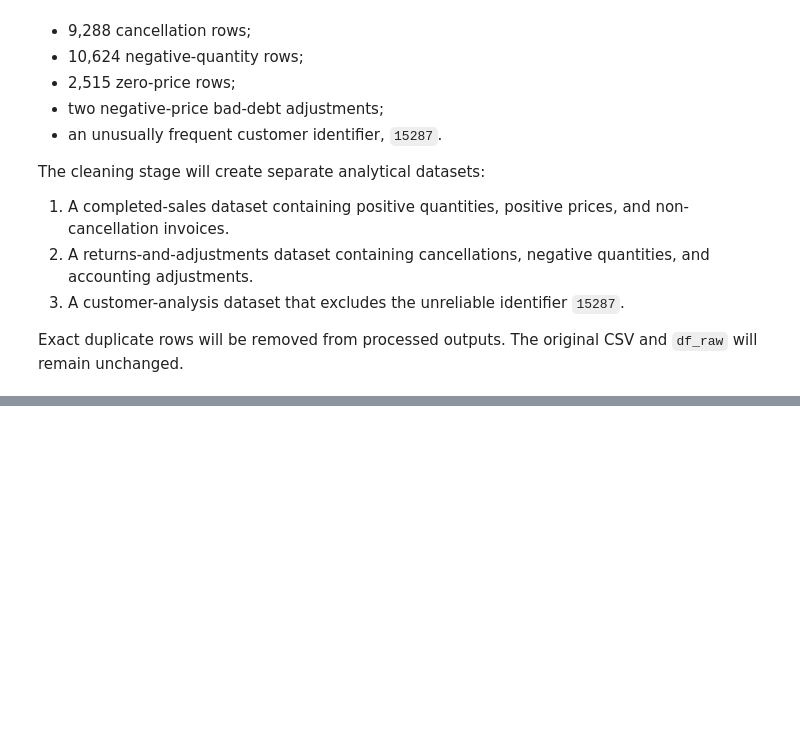
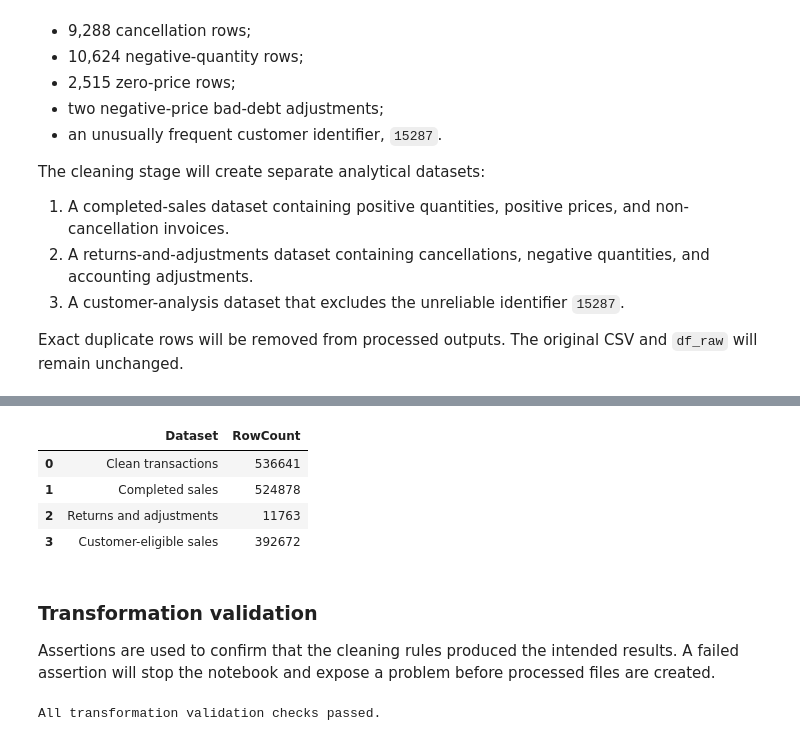
Before and after one commit to Ellusive89/CI-DA-Project-2-Online-Retail-Transaction-Analysis, a Jupyter notebook: jupyter_notebooks/01_ETL_Data_Cleaning.ipynb, the cells around one changed output, grey strips where cells are left out. Saved outputs shown, nothing was run; the diff lists cells and outputs as text; code cells hidden in the pictures; blank space fills up the shorter version.

```diff
--- a/jupyter_notebooks/01_ETL_Data_Cleaning.ipynb
+++ b/jupyter_notebooks/01_ETL_Data_Cleaning.ipynb
@@ -529,0 +703,68 @@ Exact duplicate rows will be removed from processed outputs. The original CSV an
+# %%
+completed_sales = df_clean.loc[
+    df_clean["TransactionType"].eq("Completed sale")
+].copy()
+
+returns_adjustments = df_clean.loc[
+    ~df_clean["TransactionType"].eq("Completed sale")
+].copy()
+
+customer_sales = completed_sales.loc[
+    completed_sales["IsCustomerIDReliable"]
+].copy()
+# %%
+analytical_dataset_summary = pd.DataFrame(
+    {
+        "Dataset": [
+            "Clean transactions",
+            "Completed sales",
+            "Returns and adjustments",
+            "Customer-eligible sales",
+        ],
+        "RowCount": [
+            len(df_clean),
+            len(completed_sales),
+            len(returns_adjustments),
+            len(customer_sales),
+        ],
+    }
+)
+
+analytical_dataset_summary
+# %% [output]
+|  | Dataset | RowCount |
+| 0 | Clean transactions | 536641 |
+| 1 | Completed sales | 524878 |
+| 2 | Returns and adjustments | 11763 |
+| 3 | Customer-eligible sales | 392672 |
+# %% [markdown]
+### Transformation validation
+
+Assertions are used to confirm that the cleaning rules produced the intended results. A failed assertion will stop the notebook and expose a problem before processed files are created.
+# %%
+assert len(df_raw) == 541_909
+assert df_raw.shape[1] == 8
+
+assert len(df_clean) == len(df_raw) - duplicates_removed
+assert df_clean.duplicated().sum() == 0
+assert df_clean["Description"].isna().sum() == 0
+
+assert len(completed_sales) + len(returns_adjustments) == len(df_clean)
+
+assert completed_sales["TransactionType"].eq(
+    "Completed sale"
+).all()
+
+assert completed_sales["Quantity"].gt(0).all()
+assert completed_sales["UnitPrice"].gt(0).all()
+assert completed_sales["LineRevenue"].gt(0).all()
+assert ~completed_sales["IsCancellation"].any()
+
+assert customer_sales["IsCustomerIDReliable"].all()
+assert ~customer_sales["CustomerID"].eq(15287).any()
+
+assert df_raw.shape == (541_909, 8)
+
+print("All transformation validation checks passed.")
+# %% [output]
+All transformation validation checks passed.
```
Also changed, not shown: parts of 10 cells of this notebook, 1 other file.
